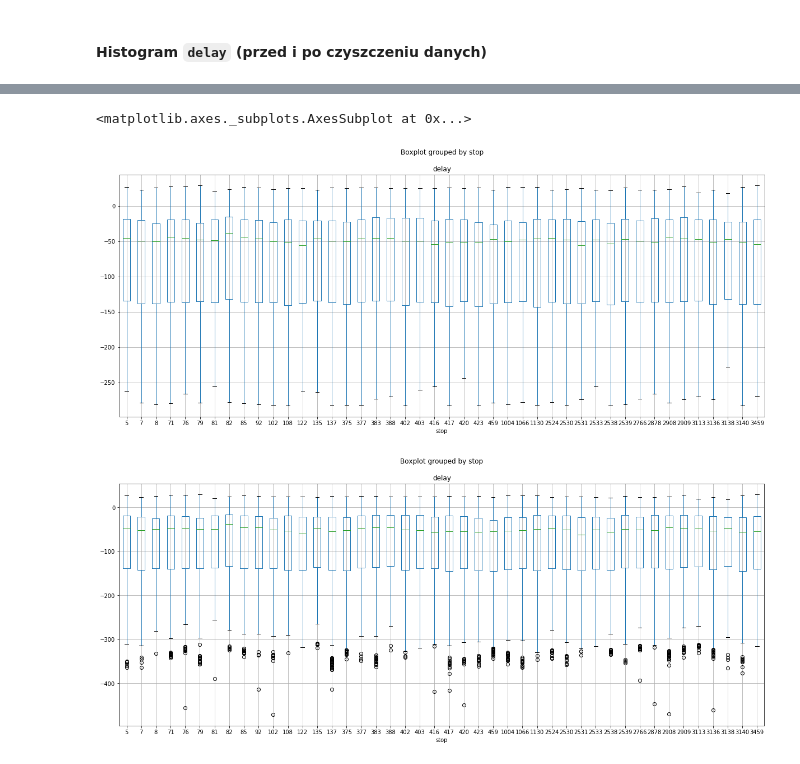
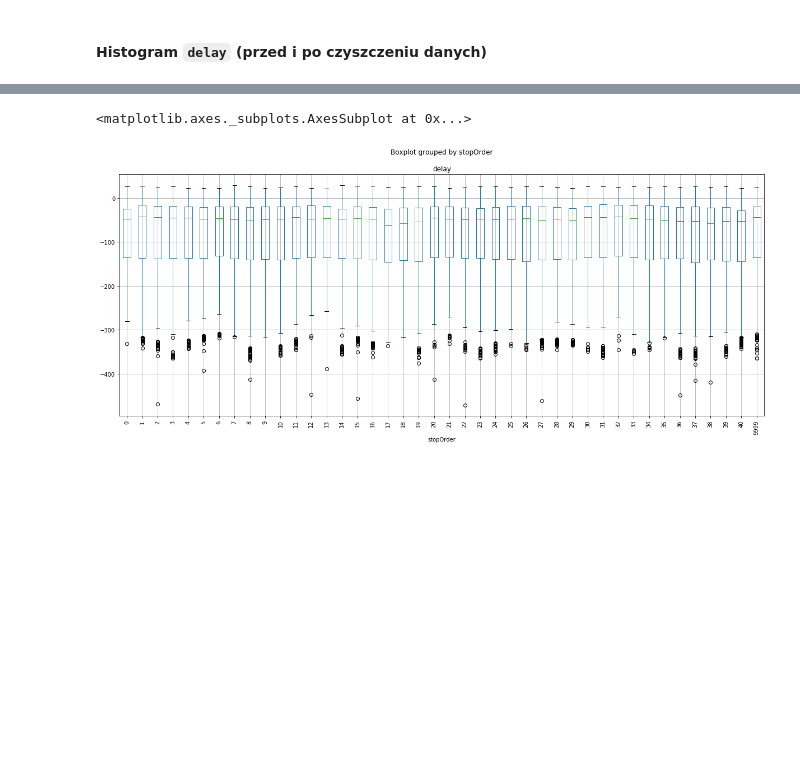
Before and after one commit to Valaraucoo/ids-data-analysis, a Jupyter notebook: ids-data-analysis.ipynb, the cells around one changed output, grey strips where cells are left out. Saved outputs shown, nothing was run; the diff lists cells and outputs as text; code cells hidden in the pictures; blank space fills up the shorter version.

Commit message:
feat: stops order

```diff
--- a/ids-data-analysis.ipynb
+++ b/ids-data-analysis.ipynb
@@ -16,6 +19,28 @@ import math
 # %% [markdown]
 #### Funkcje pomocnicze
 # %%
+def get_stops(line_num = 139, direction = 2):
+    cookies = {'ROZKLADY_AB': '0', 'ROZKLADY_JEZYK': 'PL', 'ROZKLADY_OSTATNIA': '1595799914', 'ROZKLADY_WIDTH': '2000', 'ROZKLADY_WIZYTA': '3'}
+    base_url = 'http://rozklady.mpk.krakow.pl/?lang=PL&akcja=index&rozklad=20200727&linia='
+    content = requests.get(base_url+str(line_num)+'__'+str(direction), cookies=cookies).text
+    ordered_stops = []
+
+    if "table style=' '" not in content:
+        content = requests.get(base_url+str(line_num)+'__1', cookies=cookies).text
+
+    soup = BeautifulSoup(content)
+    for content in soup.select('table[style=" "]')[0].contents:
+        if isinstance(content, navigable):
+            continue
+        try:
+            stop = content.contents[1].contents[1].contents[1].text.strip()
+            if content.contents[5].text.strip() == 'NŻ':
+                stop += ' (nż)'
+            ordered_stops.append(stop)
+        except:
+            ordered_stops.append(content.contents[1].contents[0].strip())
+    return ordered_stops
+
 def data_stats(df: pd.DataFrame) -> pd.DataFrame:
     data_stats = df.select_dtypes(['float','int', 'int8', 'int16', 'int32', 'int64', 'float16', 'float32'])
     data_stats = data_stats.describe()
@@ -93,17 +118,21 @@ df = df.astype({"currSpeed": "float16", "currTravelTime": "float16" , "delay": "
                 "routeId": "int64", "stop": "int16", "temp": "float32", "tripId": "int64",
                 "weekday": "int8", "patternText": "int16"})
 
-import requests
-
 BASE_ROUTE_URL = "http://91.223.13.70/internetservice/services/routeInfo/routeStops?routeId="
 ROUTE_ID_139 = "8095257447305839175"
 
 data = requests.get("http://91.223.13.70/internetservice/services/routeInfo/routeStops?routeId=8095257447305839175").json()
 STOPS_MAP: Dict[int,str] = {int(stop.get('number')):stop.get('name') for stop in data['stops']}
+STOPS_ORDER: Dict[str, int] = {stopName:i for i,stopName in enumerate(get_stops(139))}
 
 df['stopName'] = [ STOPS_MAP.get(stop) for stop in df.stop ]
 df = df[sorted(df.columns)]
 
+df["stopOrder"] = df.stopName.apply(lambda stop: STOPS_ORDER.get(stop, 9999))
+df_sort_by_stops_order = df.sort_values("stopOrder")
+
+df.drop(columns=["stopOrder"], inplace=True)
+
 df.head()
 # %% [output]
 |  | currSpeed | currTravelTime | date | delay | direction | patternText | routeId | stop | stopName | ... |
@@ -190,9 +219,7 @@ df.groupby(['stopName', 'weekday']).mean().loc["Aleja Róż"]
 | 4 | 45.90625 | 36.562500 | -79.010256 | 139.0 | 8095257447305839616 | 416.0 | 294.224243 | 8095261304188181504 |
 | 5 | 51.28125 | 31.609375 | -108.201923 | 139.0 | 8095257447305839616 | 416.0 | 295.539124 | 8095261304188258304 |
 # %%
-df_without_outliners.boxplot(by='stop', column=['delay'], figsize=(20,8))
-df.boxplot(by='stop', column=['delay'], figsize=(20,8))
+df_sort_by_stops_order.boxplot(by='stopOrder', column=['delay'], figsize=(20,8), rot="90")
 # %% [output]
 <matplotlib.axes._subplots.AxesSubplot at 0x...>
-[figure, old version]
+[figure, new version]
-[figure, removed]
```
Also changed, not shown: parts of 2 cells of this notebook.
